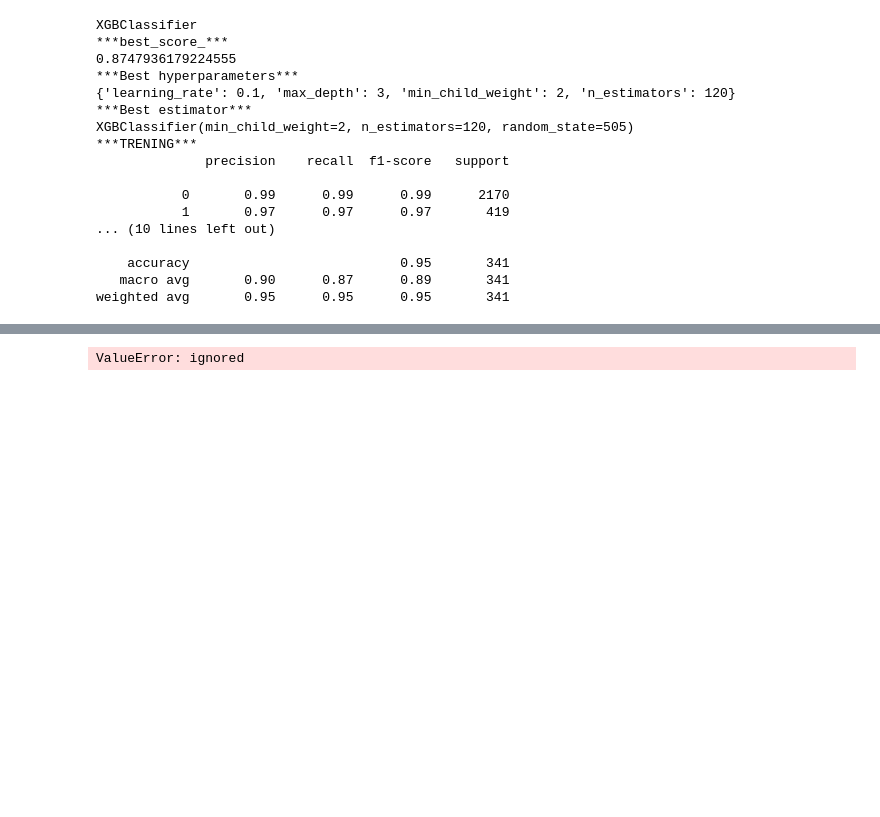
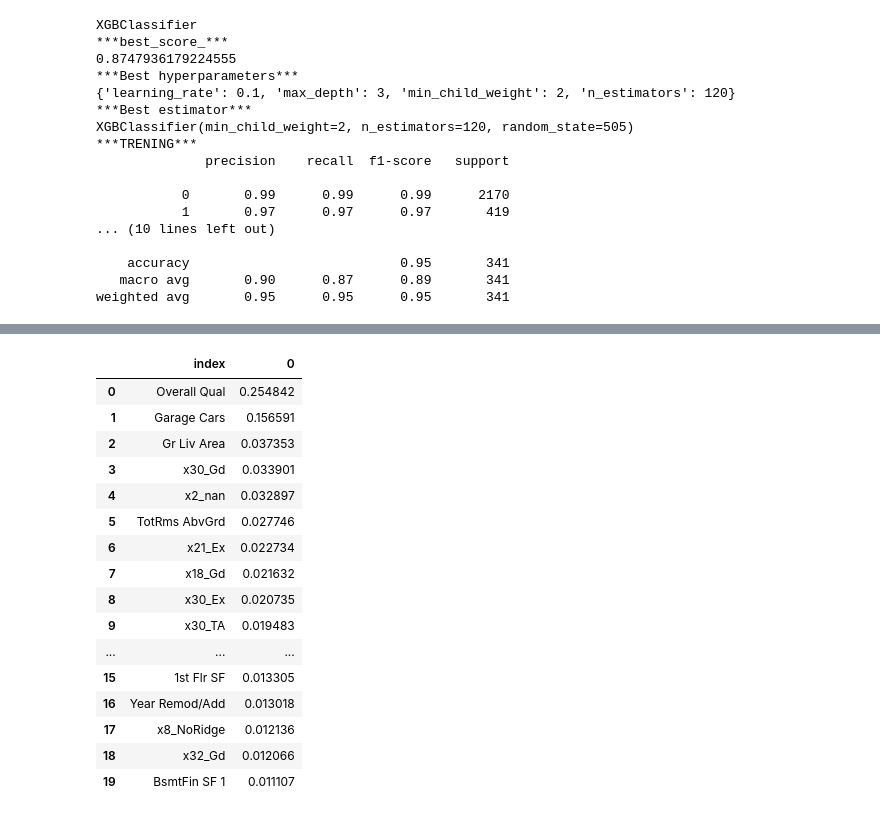
Before and after one commit to Andrzej94-ai/kaggle, a Jupyter notebook: kaagle.ipynb, the cells around one changed output, grey strips where cells are left out. Cells and saved outputs as stored; diff of their text form; code cells hidden in the pictures; blank space fills up the shorter version.

```diff
--- a/kaagle.ipynb
+++ b/kaagle.ipynb
@@ -894,4 +913,25 @@ X3_dum = pd.get_dummies(data3, columns = columns)
+# %%
+lista_zmiennych_xgb = xgb_classifier.named_steps.preprocessing.named_transformers_['categorical'].named_steps['one_hot_encoding'].get_feature_names().tolist() + \
+    numerical_features.tolist()
 # %%
-pd.DataFrame(xgb_classifier.named_steps["classifier"].best_estimator_.feature_importances_, index = X3_dum.columns).sort_values(by=0, ascending=False).reset_index(drop=False)
+#najlepsze zmienne modelu xgb
+best_future_name = pd.DataFrame(xgb_classifier.named_steps["classifier"].best_estimator_.feature_importances_, index = lista_zmiennych_xgb).sort_values(by=0, ascending=False).reset_index(drop=False)
+best_future_name.head(20)
 # %% [output]
-ValueError: ignored
+|  | index | 0 |
+| 0 | Overall Qual | 0.254842 |
+| 1 | Garage Cars | 0.156591 |
+| 2 | Gr Liv Area | 0.037353 |
+| 3 | x30_Gd | 0.033901 |
+| 4 | x2_nan | 0.032897 |
+| 5 | TotRms AbvGrd | 0.027746 |
+| 6 | x21_Ex | 0.022734 |
+| 7 | x18_Gd | 0.021632 |
+| 8 | x30_Ex | 0.020735 |
+| 9 | x30_TA | 0.019483 |
+| ... | ... | ... |
+| 15 | 1st Flr SF | 0.013305 |
+| 16 | Year Remod/Add | 0.013018 |
+| 17 | x8_NoRidge | 0.012136 |
+| 18 | x32_Gd | 0.012066 |
+| 19 | BsmtFin SF 1 | 0.011107 |
```
Also changed, not shown: parts of 2 cells of this notebook.
